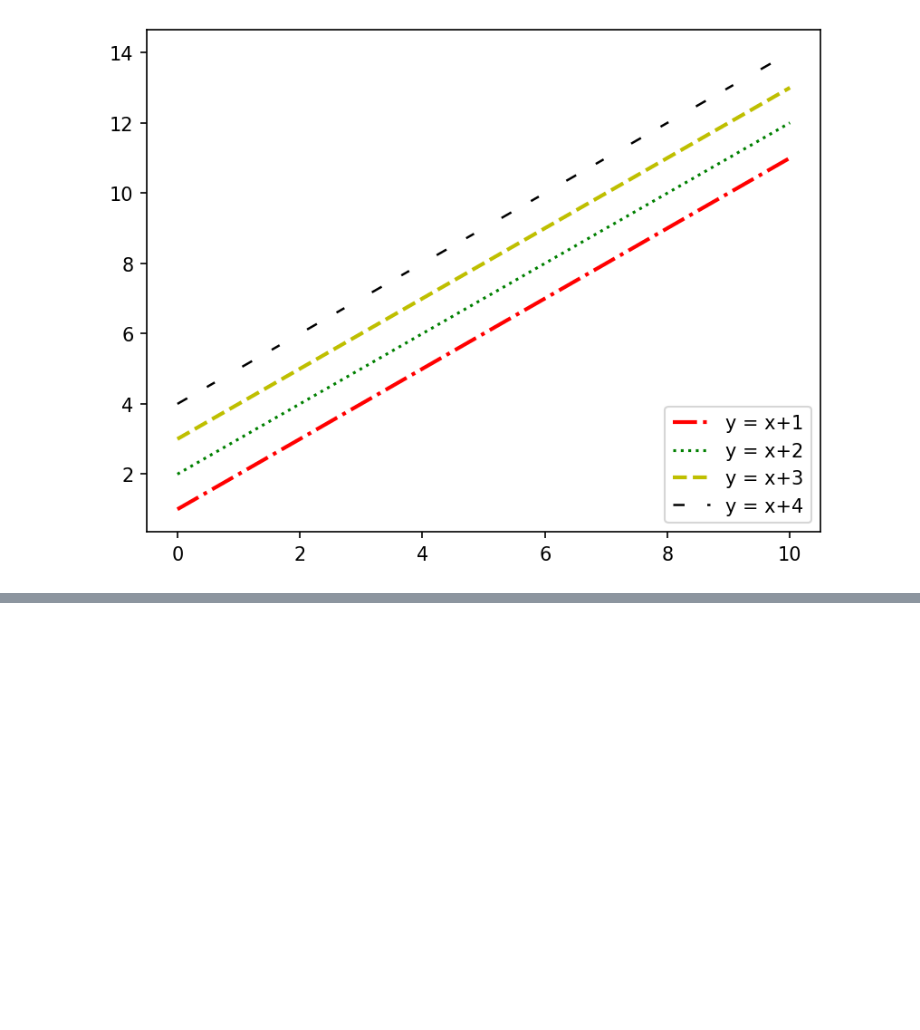
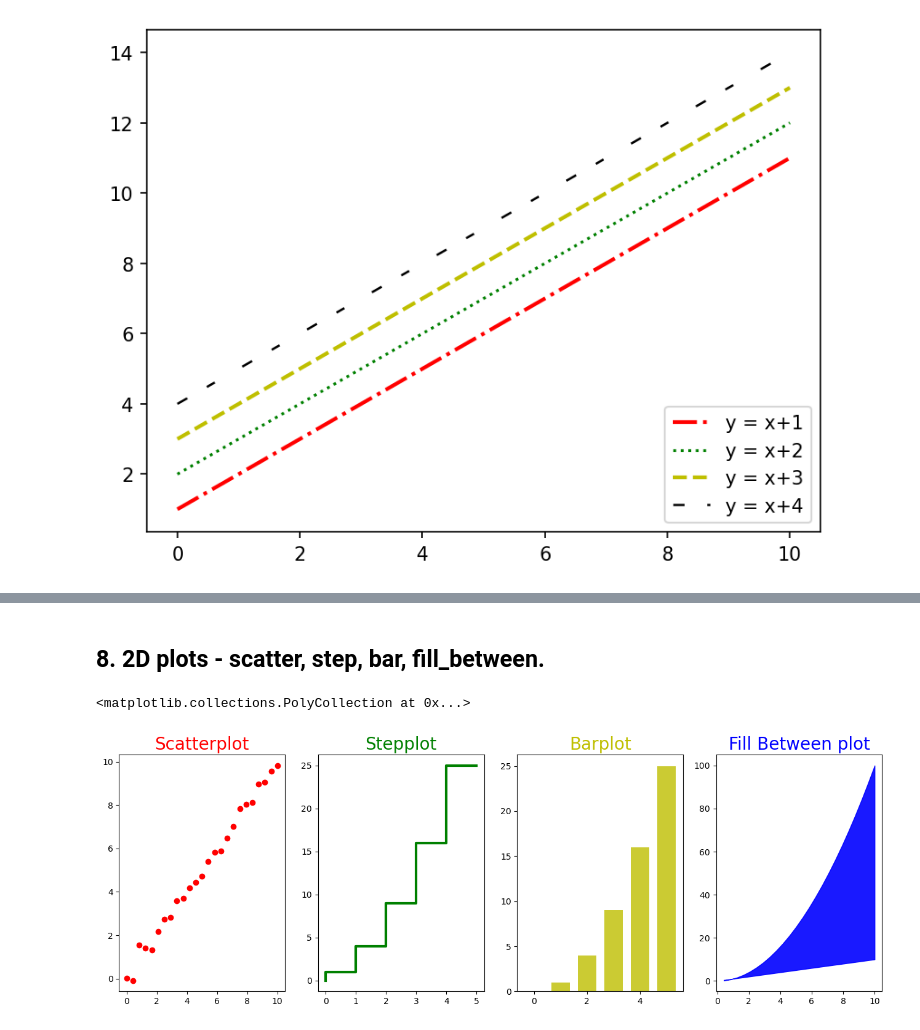
Before and after one commit to udityamerit/Python-Librearies-for-Data-Science, a Jupyter notebook: 3. Matplotlib/Matplotlib.ipynb, the cells around one changed output, grey strips where cells are left out. Saved outputs shown, nothing was run; the diff lists cells and outputs as text; code cells hidden in the pictures; blank space fills up the shorter version.

Commit message:
Complilting the matplotlib for machine learning

```diff
--- a/3. Matplotlib/Matplotlib.ipynb
+++ b/3. Matplotlib/Matplotlib.ipynb
@@ -260,0 +281,21 @@ plt.show()
+# %% [markdown]
+## 8. 2D plots - scatter, step, bar, fill_between.
+# %%
+n = np.array([0,1,2,3,4,5])
+
+fig,  axes = plt.subplots(1, 4, figsize= (16,5))# it is create the 4 different canvas
+
+axes[0].set_title('Scatterplot', size = 20, color = 'red')
+axes[0].scatter(x, x+0.25*np.random.randn(len(x)),color = 'r')
+
+axes[1].set_title('Stepplot', size = 20, color = 'green')
+axes[1].step(n, n**2, lw = 3, color = 'g')
+
+axes[2].set_title('Barplot', size = 20, color = 'y')
+axes[2].bar(n, n**2, align = 'center', width = 0.7, alpha = 0.8, color = 'y')
+
+axes[3].set_title('Fill Between plot', size = 20, color = 'b')
+axes[3].fill_between(x, x**2, x ,x**4, color = 'b', alpha = .9)
+# %% [output]
+<matplotlib.collections.PolyCollection at 0x...>
+[figure, added]
```
Also changed, not shown: parts of 20 cells of this notebook.
